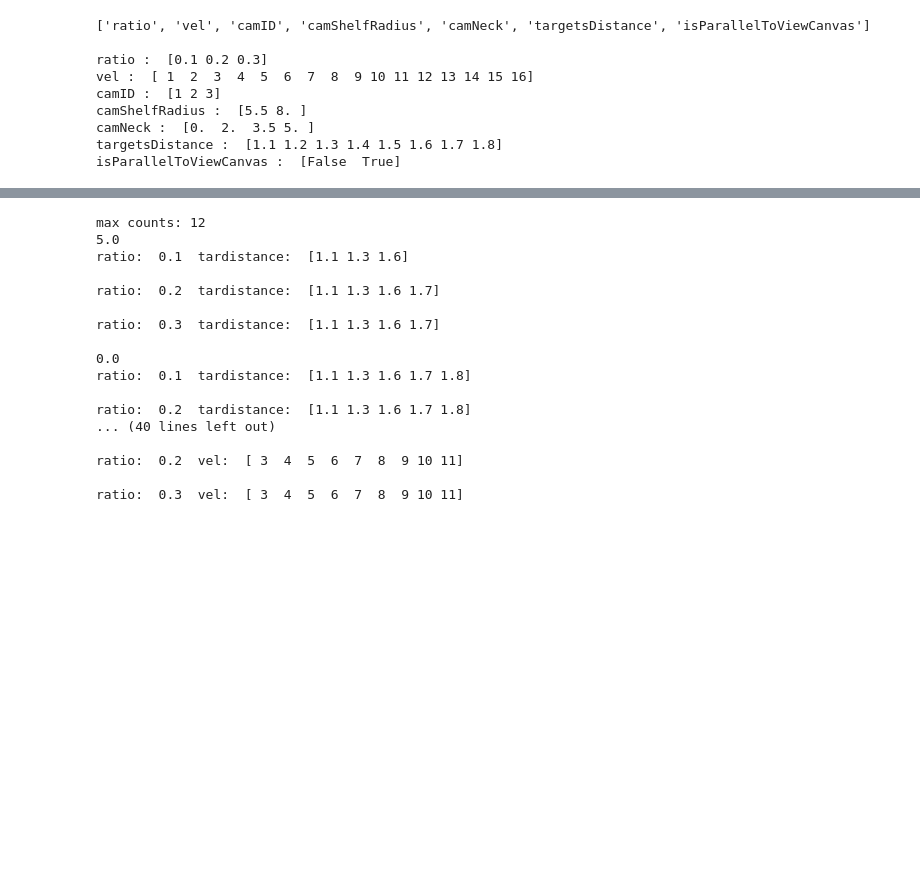
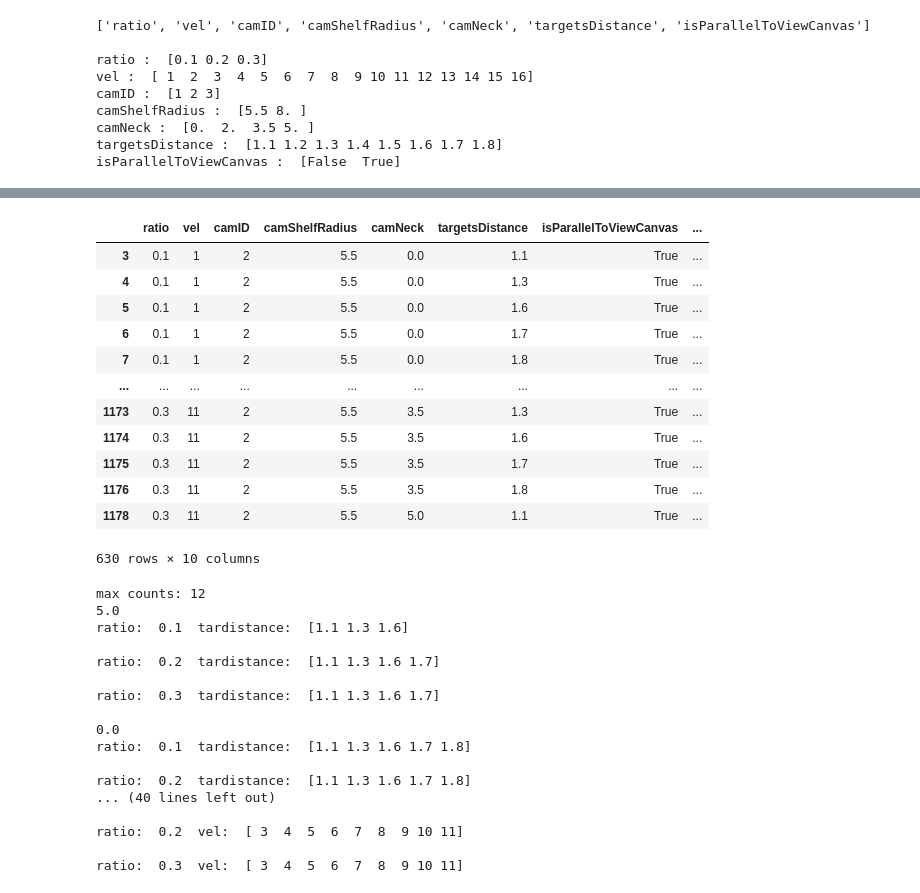
Before and after one commit to ZHTis/count, a Jupyter notebook: datajohn/datajohn.ipynb, the cells around one changed output, grey strips where cells are left out. Drawn from its saved outputs; the diff is of its cells as text; code cells hidden in the pictures; blank space fills up the shorter version.

```diff
--- a/datajohn/datajohn.ipynb
+++ b/datajohn/datajohn.ipynb
@@ -131,3 +137,19 @@ max counts: 12
+# %%
+gata
+# %% [output]
+|  | ratio | vel | camID | camShelfRadius | camNeck | targetsDistance | isParallelToViewCanvas | ... |
+| 3 | 0.1 | 1 | 2 | 5.5 | 0.0 | 1.1 | True | ... |
+| 4 | 0.1 | 1 | 2 | 5.5 | 0.0 | 1.3 | True | ... |
+| 5 | 0.1 | 1 | 2 | 5.5 | 0.0 | 1.6 | True | ... |
+| 6 | 0.1 | 1 | 2 | 5.5 | 0.0 | 1.7 | True | ... |
+| 7 | 0.1 | 1 | 2 | 5.5 | 0.0 | 1.8 | True | ... |
+| ... | ... | ... | ... | ... | ... | ... | ... | ... |
+| 1173 | 0.3 | 11 | 2 | 5.5 | 3.5 | 1.3 | True | ... |
+| 1174 | 0.3 | 11 | 2 | 5.5 | 3.5 | 1.6 | True | ... |
+| 1175 | 0.3 | 11 | 2 | 5.5 | 3.5 | 1.7 | True | ... |
+| 1176 | 0.3 | 11 | 2 | 5.5 | 3.5 | 1.8 | True | ... |
+| 1178 | 0.3 | 11 | 2 | 5.5 | 5.0 | 1.1 | True | ... |
+630 rows × 10 columns
 # %%
 ### dont need to run
 # %%
```
Also changed, not shown: parts of 1 cell of this notebook.
